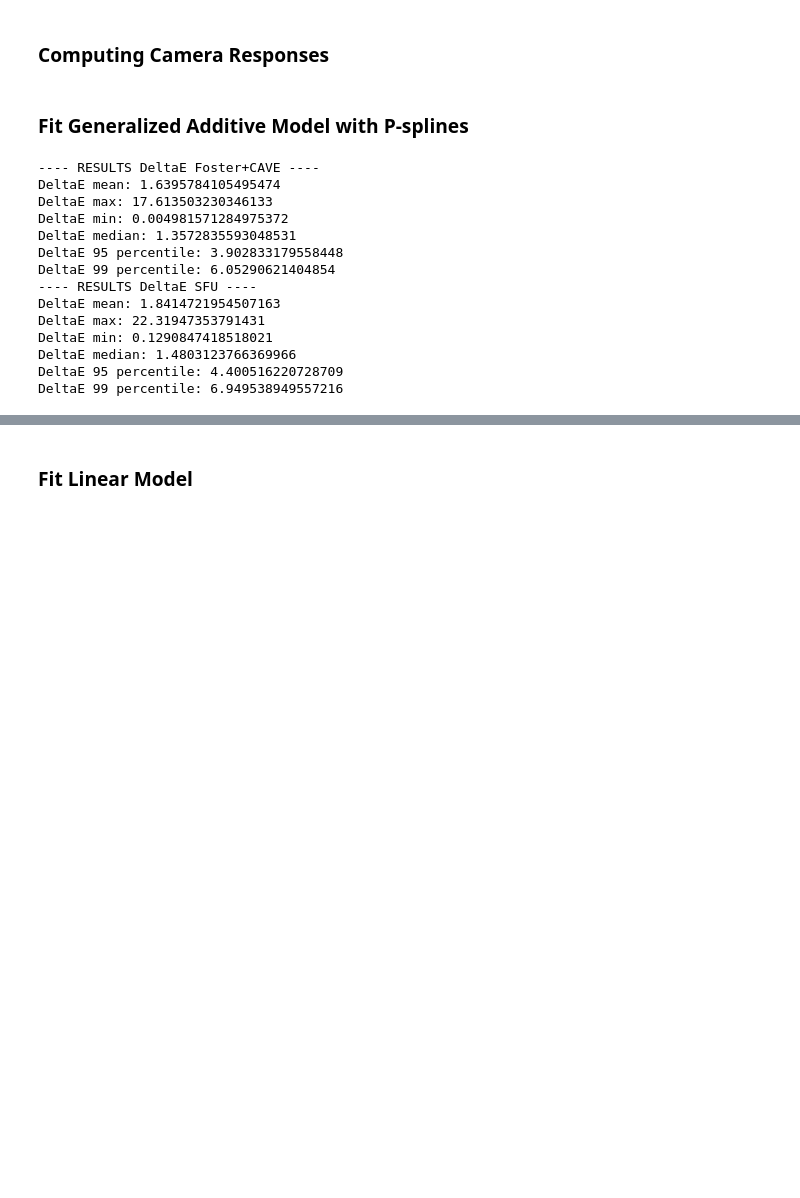
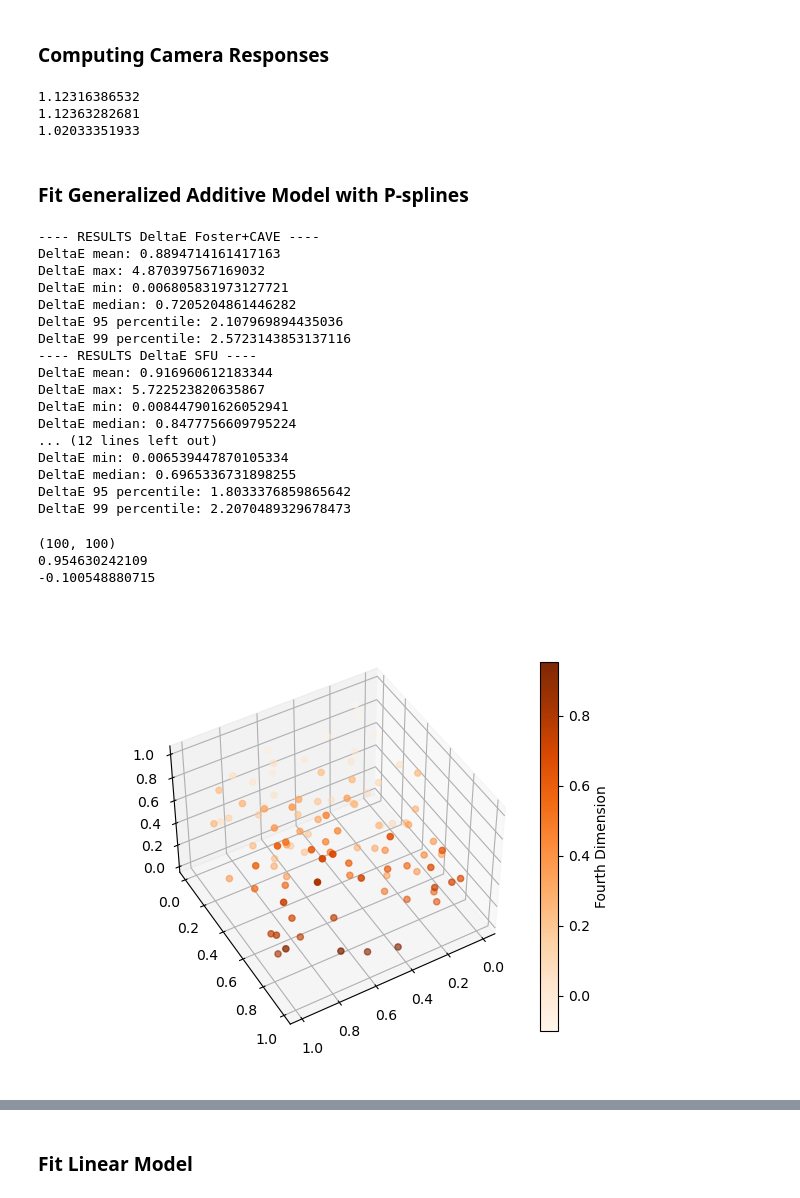
Before and after one commit to JoniSuominen/CameraCalibration, a Jupyter notebook: model_evaluation.ipynb, the cells around one changed output, grey strips where cells are left out. Saved outputs shown, nothing was run; the diff lists cells and outputs as text; code cells hidden in the pictures; blank space fills up the shorter version.

```diff
--- a/model_evaluation.ipynb
+++ b/model_evaluation.ipynb
@@ -60,3 +60,11 @@ plot_chromaticity_diagram(response_validation_xyz)
 response_trainset_camera, _ = colour.characterisation.training_data_sds_to_RGB(TRAIN, MSDS_TRAIN, SDS_TRAIN)
 response_testset_camera, _ = colour.characterisation.training_data_sds_to_RGB(TEST, MSDS_TRAIN, SDS_TRAIN)
 response_validationset_camera,  _ = colour.characterisation.training_data_sds_to_RGB(VALIDATION, MSDS_TRAIN, SDS_TRAIN)
+
+print(np.max(response_trainset_camera))
+print(np.max(response_testset_camera))
+print(np.max(response_validationset_camera))
+# %% [output]
+1.12316386532
+1.12363282681
+1.02033351933
@@ -67,27 +78,38 @@ from sklearn.metrics import make_scorer
 from colour_math import deltae_mean
 from models import GAMOptimizer
 from evaluate import pred
-from skopt import BayesSearchCV
 np.int = np.int64
 
-gam = GAMOptimizer(lams=1e-5,order=3, n_splines=20)
+gam = GAMOptimizer(lams=0.1,order=3, n_splines=10)
 
 gam.fit(response_trainset_camera, response_trainset_xyz)
 
 pred(gam, response_testset_camera, response_testset_xyz, "DeltaE Foster+CAVE")
-pred(gam, response_validationset_camera, response_validation_xyz, "DeltaE SFU")
+pred(gam, response_testset_camera  / 4, response_testset_xyz / 4, "DeltaE SFU")
+pred(gam, response_testset_camera  / 3, response_testset_xyz / 3, "DeltaE SFU")
+pred(gam, response_testset_camera  / 2, response_testset_xyz / 2, "DeltaE SFU")
 # %% [output]
 ---- RESULTS DeltaE Foster+CAVE ----
-DeltaE mean: 1.6395784105495474
-DeltaE max: 17.613503230346133
-DeltaE min: 0.004981571284975372
-DeltaE median: 1.3572835593048531
-DeltaE 95 percentile: 3.902833179558448
-DeltaE 99 percentile: 6.05290621404854
+DeltaE mean: 0.8894714161417163
+DeltaE max: 4.870397567169032
+DeltaE min: 0.006805831973127721
+DeltaE median: 0.7205204861446282
+DeltaE 95 percentile: 2.107969894435036
+DeltaE 99 percentile: 2.5723143853137116
 ---- RESULTS DeltaE SFU ----
-DeltaE mean: 1.8414721954507163
-DeltaE max: 22.31947353791431
-DeltaE min: 0.1290847418518021
-DeltaE median: 1.4803123766369966
-DeltaE 95 percentile: 4.400516220728709
-DeltaE 99 percentile: 6.949538949557216
+DeltaE mean: 0.916960612183344
+DeltaE max: 5.722523820635867
+DeltaE min: 0.008447901626052941
+DeltaE median: 0.8477756609795224
+... (12 lines left out)
+DeltaE min: 0.006539447870105334
+DeltaE median: 0.6965336731898255
+DeltaE 95 percentile: 1.8033376859865642
+DeltaE 99 percentile: 2.2070489329678473
+# %%
+gam.plot_4d()
+# %% [output]
+(100, 100)
+0.954630242109
+-0.100548880715
+[figure, added]
```
Also changed, not shown: parts of 15 cells of this notebook, 6 other files.
